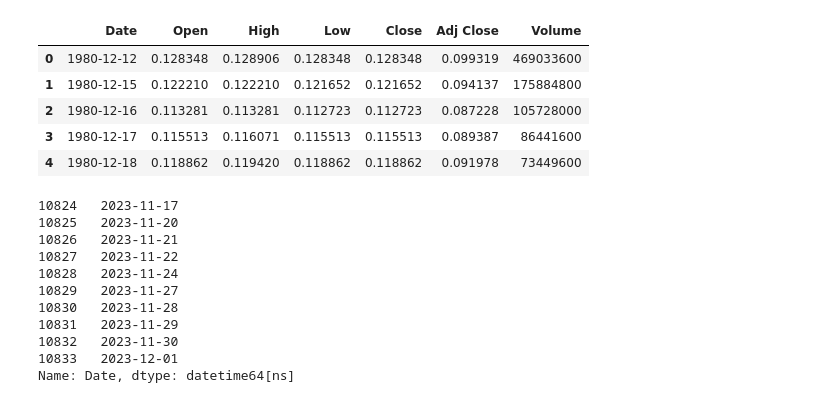
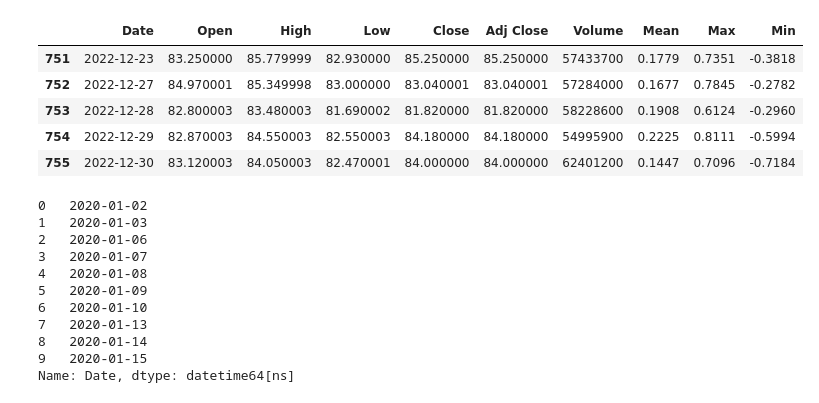
Before and after one commit to hpatel0816/LSTM-StockPred, a Jupyter notebook: stockPred.ipynb, the cells around one changed output. Saved outputs shown, nothing was run; the diff lists cells and outputs as text; code cells hidden in the pictures.

```diff
--- a/stockPred.ipynb
+++ b/stockPred.ipynb
@@ -9,30 +9,30 @@ from sklearn.preprocessing import StandardScaler
 import seaborn as sns
 # %%
 # Load the csv data
-df = pd.read_csv('data/AAPL.csv')
-df.head()
+df = pd.read_csv('data/AMZN.csv')
+df.tail()
 # %% [output]
-|  | Date | Open | High | Low | Close | Adj Close | Volume |
-| 0 | 1980-12-12 | 0.128348 | 0.128906 | 0.128348 | 0.128348 | 0.099319 | 469033600 |
-| 1 | 1980-12-15 | 0.122210 | 0.122210 | 0.121652 | 0.121652 | 0.094137 | 175884800 |
-| 2 | 1980-12-16 | 0.113281 | 0.113281 | 0.112723 | 0.112723 | 0.087228 | 105728000 |
-| 3 | 1980-12-17 | 0.115513 | 0.116071 | 0.115513 | 0.115513 | 0.089387 | 86441600 |
-| 4 | 1980-12-18 | 0.118862 | 0.119420 | 0.118862 | 0.118862 | 0.091978 | 73449600 |
+|  | Date | Open | High | Low | Close | Adj Close | Volume | Mean | Max | Min |
+| 751 | 2022-12-23 | 83.250000 | 85.779999 | 82.930000 | 85.250000 | 85.250000 | 57433700 | 0.1779 | 0.7351 | -0.3818 |
+| 752 | 2022-12-27 | 84.970001 | 85.349998 | 83.000000 | 83.040001 | 83.040001 | 57284000 | 0.1677 | 0.7845 | -0.2782 |
+| 753 | 2022-12-28 | 82.800003 | 83.480003 | 81.690002 | 81.820000 | 81.820000 | 58228600 | 0.1908 | 0.6124 | -0.2960 |
+| 754 | 2022-12-29 | 82.870003 | 84.550003 | 82.550003 | 84.180000 | 84.180000 | 54995900 | 0.2225 | 0.8111 | -0.5994 |
+| 755 | 2022-12-30 | 83.120003 | 84.050003 | 82.470001 | 84.000000 | 84.000000 | 62401200 | 0.1447 | 0.7096 | -0.7184 |
 # %%
 # Separate & convert dates to datatime objects for future plotting
 train_dates = pd.to_datetime(df['Date'])
-print(train_dates.tail(10))
+print(train_dates.head(10))
 # %% [output]
-10824   2023-11-17
-10825   2023-11-20
-10826   2023-11-21
-10827   2023-11-22
-10828   2023-11-24
-10829   2023-11-27
-10830   2023-11-28
-10831   2023-11-29
-10832   2023-11-30
-10833   2023-12-01
+0   2020-01-02
+1   2020-01-03
+2   2020-01-06
+3   2020-01-07
+4   2020-01-08
+5   2020-01-09
+6   2020-01-10
+7   2020-01-13
+8   2020-01-14
+9   2020-01-15
 Name: Date, dtype: datetime64[ns]
 # %%
 # Extract the variables for training
```
Also changed, not shown: parts of 7 cells of this notebook, 1 other file.
